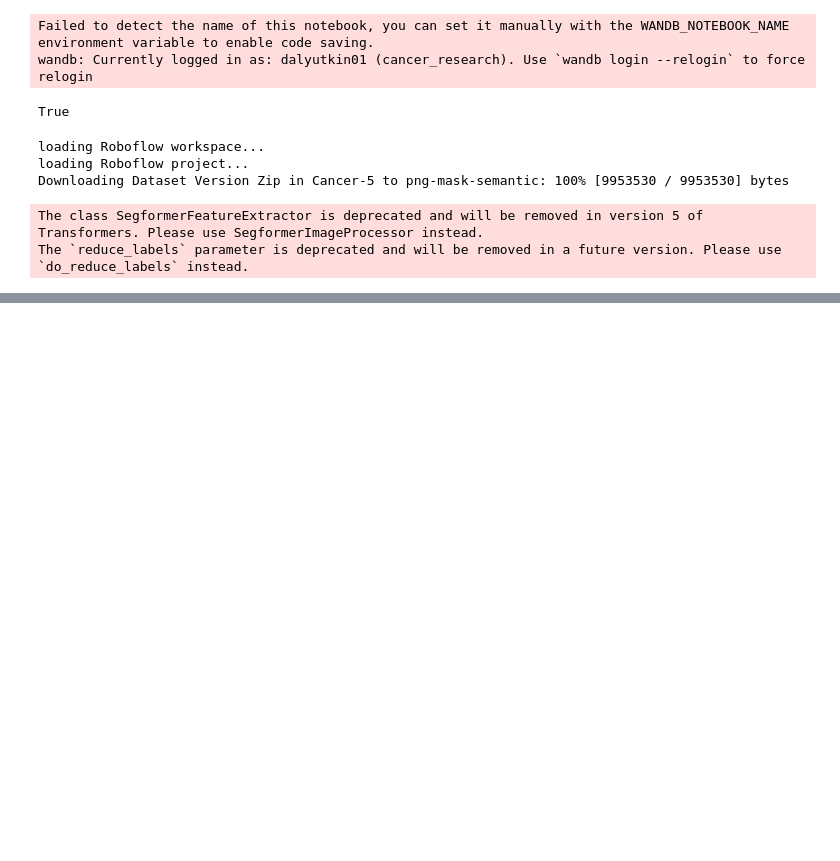
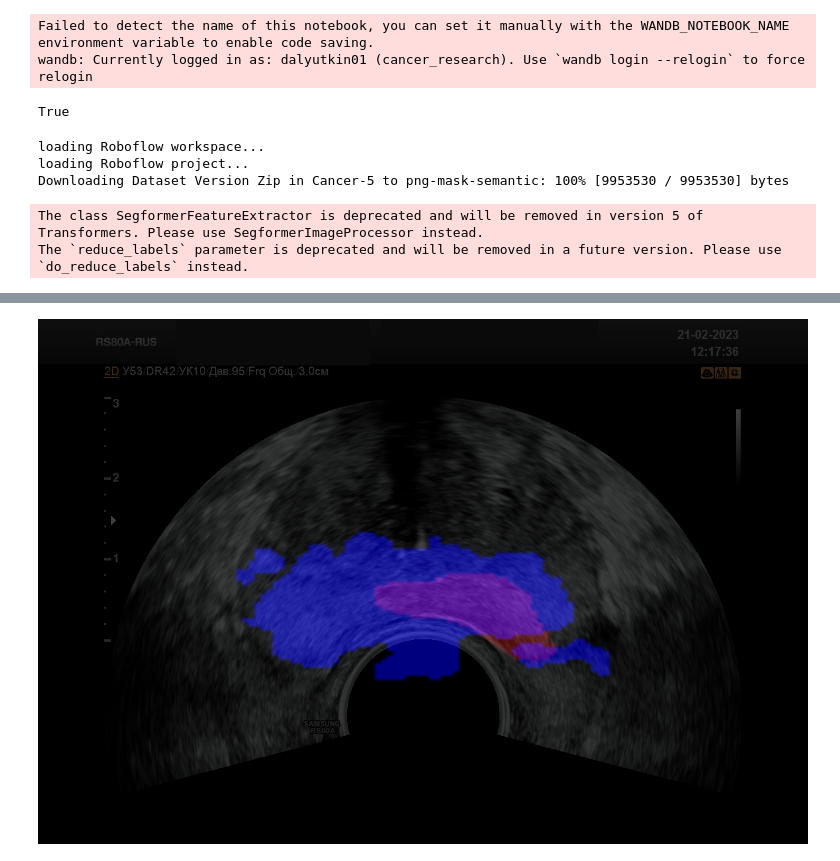
Before and after one commit to DmitriyLT03/ProstaScan-Analysis-of-Trus-images-Prostate-Cancer-ML, a Jupyter notebook: transformer.ipynb, the cells around one changed output, grey strips where cells are left out. Saved outputs shown, nothing was run; the diff lists cells and outputs as text; code cells hidden in the pictures; blank space fills up the shorter version.

Commit message:
Added plot predicted mask

```diff
--- a/transformer.ipynb
+++ b/transformer.ipynb
@@ -219,7 +219,7 @@ class SegformerFinetuner(pl.LightningModule):
 
         return({'test_loss': loss})
 
-    def on_test_epoch_end(self, outputs):
+    def on_test_epoch_end(self):
         metrics = self.test_mean_iou.compute(
               num_labels=self.num_classes,
               ignore_index=255,
@@ -275,7 +275,7 @@ early_stop_callback = EarlyStopping(
     mode="min",
 )
 
-wandb_logger = WandbLogger(project="cancer_research-dima")
+wandb_logger = WandbLogger(project="cancer_research-dima", name="transformer_b3")
 
 checkpoint_callback = ModelCheckpoint(save_top_k=1, monitor="val_loss")
 
@@ -283,7 +283,7 @@ trainer = pl.Trainer(
     devices=1,
     accelerator='gpu',
     callbacks=[early_stop_callback, checkpoint_callback],
-    max_epochs=100,
+    max_epochs=4,
     val_check_interval=len(train_dataloader),
     logger=wandb_logger,
     default_root_dir="./pl_trainer_ckpt/"
@@ -318,0 +356,37 @@ The number of training batches (9) is smaller than the logging interval Trainer(
+# %%
+#Predict on a test image and overlay the mask on the original image
+test_idx = 9
+input_image_file = os.path.join(test_dataset.root_dir,test_dataset.images[test_idx])
+input_image = Image.open(input_image_file)
+test_batch = test_dataset[test_idx]
+images, masks = test_batch['pixel_values'], test_batch['labels']
+images = torch.unsqueeze(images, 0)
+masks = torch.unsqueeze(masks, 0)
+outputs = segformer_finetuner.model(images, masks)
+
+loss, logits = outputs[0], outputs[1]
+
+upsampled_logits = nn.functional.interpolate(
+    logits,
+    size=masks.shape[-2:],
+    mode="bilinear",
+    align_corners=False
+)
+predicted_mask = upsampled_logits.argmax(dim=1).cpu().numpy()
+
+
+mask = mask_to_vis(np.squeeze(masks))
+mask = mask.resize(input_image.size)
+mask = mask.convert("RGBA")
+input_image = input_image.convert("RGBA")
+overlay_img = Image.blend(input_image, mask, 0.5)
+
+
+pred_img = prediction_to_vis(np.squeeze(predicted_mask))
+pred_img = pred_img.resize(input_image.size)
+pred_img = pred_img.convert("RGBA")
+joined_img = Image.blend(overlay_img, pred_img, 0.5)
+# %%
+joined_img
+# %% [output]
+[figure, added]
```
Also changed, not shown: parts of 4 cells of this notebook.
